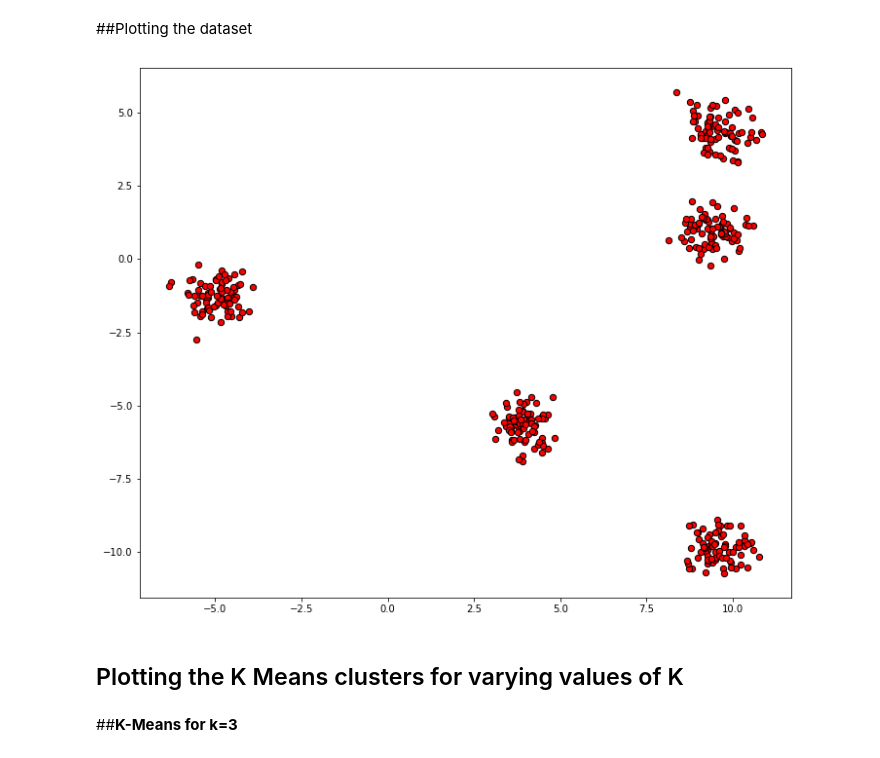
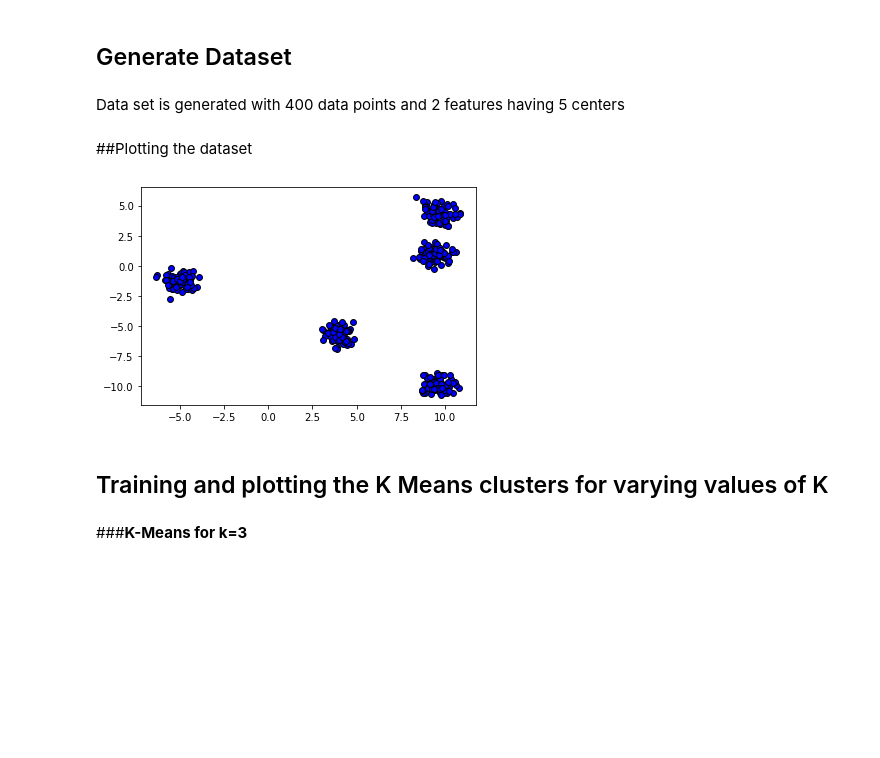
Before and after one commit to hands-on-data/ColabFiles, a Jupyter notebook: KMeans_Tutorial.ipynb, the cells around one changed output. Saved outputs shown, nothing was run; the diff lists cells and outputs as text; code cells hidden in the pictures; blank space fills up the shorter version.

```diff
--- a/KMeans_Tutorial.ipynb
+++ b/KMeans_Tutorial.ipynb
@@ -4,16 +16,15 @@ import matplotlib.pyplot as plt
+# %% [markdown]
+## Generate Dataset
+# %% [markdown]
+Data set is generated with 400 data points and 2 features having 5 centers
 # %%
 X, y = make_blobs(n_samples=400, n_features=2, centers=5, cluster_std=0.5, shuffle=True, random_state=4)
 # %% [markdown]
 ##Plotting the dataset
-# %%
-plt.figure(figsize=(12, 10))
-plt.scatter(
-   X[:, 0], X[:, 1],
-   c='red', marker='o',
-   edgecolor='black', s=40
-)
-plt.show()
-
-colors = 10*['blue','red','pink','green','yellow','cyan','magenta']
-# %% [output]
-[figure, removed]
+# %%
+X1 = X[:, 0]                 # Storing the list of 1st feature
+X2 = X[:, 1]                 # Storing the list of 2nd feature
+plt.scatter(X1, X2, c='blue', marker='o', edgecolor='black', s=35)   # Plotting the data points
+plt.show()
+# %% [output]
+[figure, added]
@@ -20,2 +33,2 @@ colors = 10*['blue','red','pink','green','yellow','cyan','magenta']
 # %% [markdown]
-## Plotting the K Means clusters for varying values of K
+## Training and plotting the K Means clusters for varying values of K
@@ -25,3 +35,3 @@ from matplotlib.pyplot import figure
 # %% [markdown]
-##**K-Means for k=3**
+###**K-Means for k=3**
 # %%
```
Also changed, not shown: parts of 25 cells of this notebook.
